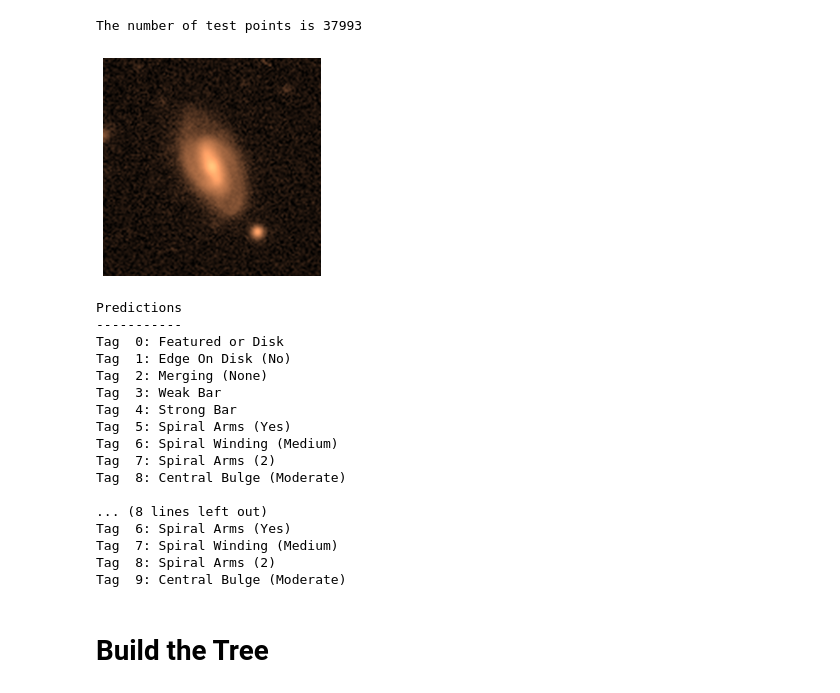
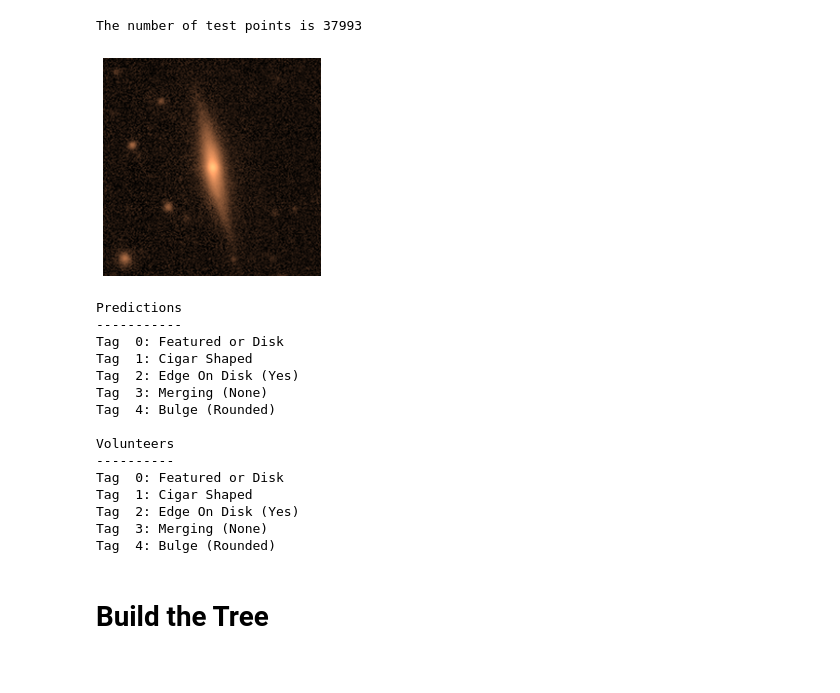
Before and after one commit to Harry45/MTL, a Jupyter notebook: decals.ipynb, the cells around one changed output. Cells and saved outputs as stored; diff of their text form; code cells hidden in the pictures.

```diff
--- a/decals.ipynb
+++ b/decals.ipynb
@@ -168,26 +168,26 @@ The number of test points is 37993
 pred = hp.load_csv('results', 'ML_predictions_class')
 test = hp.load_csv('ml', 'test')
 # %%
-labels_test, labels_pred = compare_labels_ml(test_loader, 8501, pred, savefig = False)
+# 8501
+# 1410
+labels_test, labels_pred = compare_labels_ml(test_loader, 1410, pred, savefig = True)
 # %% [output]
-[figure, old version]
+[figure, new version]
 Predictions
 -----------
 Tag  0: Featured or Disk
-Tag  1: Edge On Disk (No)
-Tag  2: Merging (None)
-Tag  3: Weak Bar
-Tag  4: Strong Bar
-Tag  5: Spiral Arms (Yes)
-Tag  6: Spiral Winding (Medium)
-Tag  7: Spiral Arms (2)
-Tag  8: Central Bulge (Moderate)
+Tag  1: Cigar Shaped
+Tag  2: Edge On Disk (Yes)
+Tag  3: Merging (None)
+Tag  4: Bulge (Rounded)
 
-... (8 lines left out)
-Tag  6: Spiral Arms (Yes)
-Tag  7: Spiral Winding (Medium)
-Tag  8: Spiral Arms (2)
-Tag  9: Central Bulge (Moderate)
+Volunteers
+----------
+Tag  0: Featured or Disk
+Tag  1: Cigar Shaped
+Tag  2: Edge On Disk (Yes)
+Tag  3: Merging (None)
+Tag  4: Bulge (Rounded)
 # %% [markdown]
 # Build the Tree
 # %%
```
Also changed, not shown: parts of 1 cell of this notebook, 1 other file.
